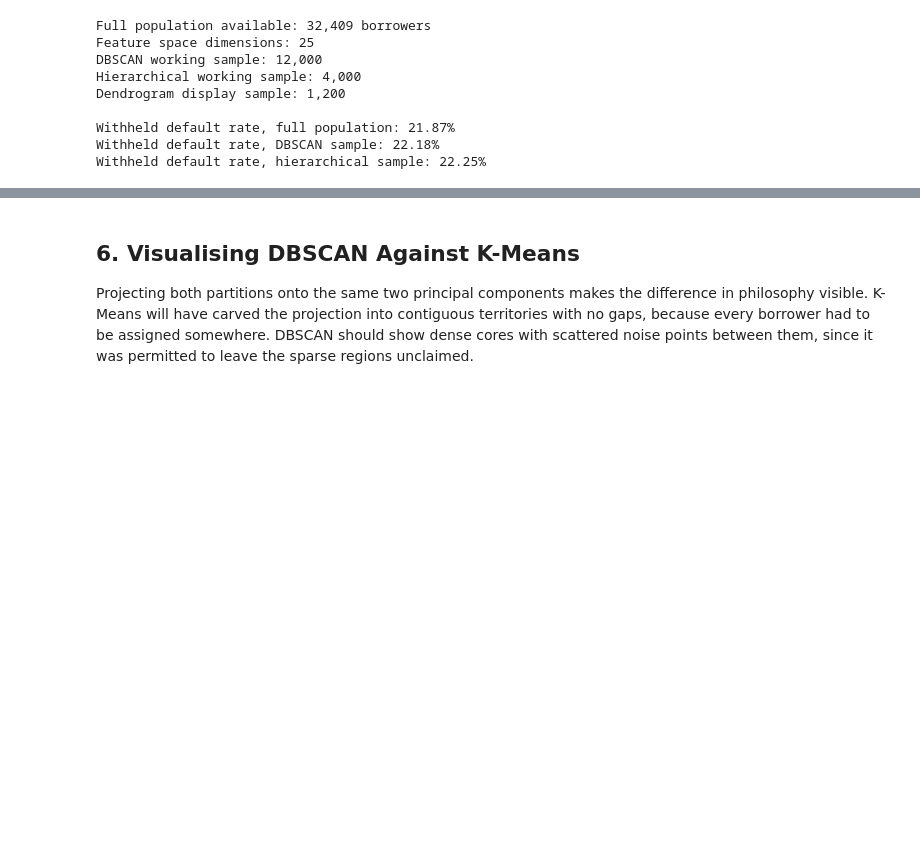
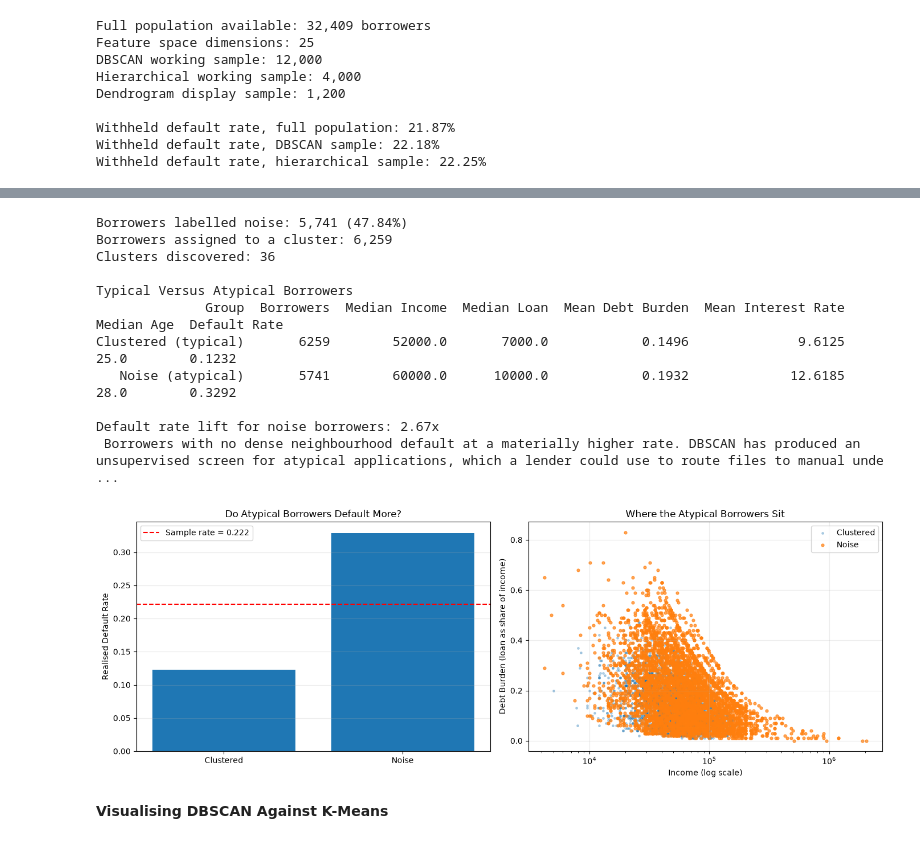
Before and after one commit to g-poklitar/DX799, a Jupyter notebook: Week11_Gueorgui_Poklitar.ipynb, the cells around one changed output, grey strips where cells are left out. Drawn from its saved outputs; the diff is of its cells as text; code cells hidden in the pictures; blank space fills up the shorter version.

```diff
--- a/Week11_Gueorgui_Poklitar.ipynb
+++ b/Week11_Gueorgui_Poklitar.ipynb
@@ -625,7 +578,7 @@ if noise_mask.sum() > 0 and clustered_mask.sum() > 0:
 
     if noise_lift > 1.25:
         print(
-            "[Inference] Borrowers with no dense neighbourhood default at a "
+            " Borrowers with no dense neighbourhood default at a "
             "materially higher rate. DBSCAN has produced an unsupervised "
             "screen for atypical applications, which a lender could use to "
             "route files to manual underwriting without any labelled "
@@ -633,14 +586,14 @@ if noise_mask.sum() > 0 and clustered_mask.sum() > 0:
         )
     elif noise_lift < 0.80:
         print(
-            "[Inference] Noise borrowers default at a *lower* rate than the "
+            " Noise borrowers default at a *lower* rate than the "
             "dense core. Atypical does not mean risky here, and a naive "
             "outlier-based decline rule would reject better-than-average "
             "business."
         )
     else:
         print(
-            "[Inference] Noise borrowers default at roughly the population "
+            " Noise borrowers default at roughly the population "
             "rate. Being unusual in feature space carries no risk "
             "information on this dataset, which is a useful correction to an "
             "intuitive but unfounded assumption."
@@ -668,41 +621,49 @@ if noise_mask.sum() > 0 and clustered_mask.sum() > 0:
 
     axes[1].scatter(
         df_dbscan.loc[clustered_mask, "person_income"],
         df_dbscan.loc[clustered_mask, "loan_percent_income"],
         s=6,
         alpha=0.3,
         label="Clustered"
     )
     axes[1].scatter(
         df_dbscan.loc[noise_mask, "person_income"],
         df_dbscan.loc[noise_mask, "loan_percent_income"],
         s=12,
         alpha=0.7,
         label="Noise"
     )
     axes[1].set_xscale("log")
     axes[1].set_xlabel("Income (log scale)")
     axes[1].set_ylabel("Debt Burden (loan as share of income)")
     axes[1].set_title("Where the Atypical Borrowers Sit")
     axes[1].legend()
     axes[1].grid(alpha=0.25)
 
     plt.tight_layout()
     plt.show()
 else:
     print(
-        "\n[Inference] This configuration produced no noise points or no "
+        "\n This configuration produced no noise points or no "
         "clustered points, so the typical-versus-atypical comparison cannot "
         "be made. That degeneracy is itself informative about how DBSCAN "
         "behaves on a dense, continuous population in high dimensions."
     )
+# %% [output]
+Borrowers labelled noise: 5,741 (47.84%)
+Borrowers assigned to a cluster: 6,259
+Clusters discovered: 36
+
+Typical Versus Atypical Borrowers
+              Group  Borrowers  Median Income  Median Loan  Mean Debt Burden  Mean Interest Rate  Median Age  Default Rate
+Clustered (typical)       6259        52000.0       7000.0            0.1496              9.6125        25.0        0.1232
+   Noise (atypical)       5741        60000.0      10000.0            0.1932             12.6185        28.0        0.3292
+
+Default rate lift for noise borrowers: 2.67x
+ Borrowers with no dense neighbourhood default at a materially higher rate. DBSCAN has produced an unsupervised screen for atypical applications, which a lender could use to route files to manual unde ...
+[figure, added]
 # %% [markdown]
-## 6. Visualising DBSCAN Against K-Means
-
-Projecting both partitions onto the same two principal components makes the difference in philosophy
-visible. K-Means will have carved the projection into contiguous territories with no gaps, because
-every borrower had to be assigned somewhere. DBSCAN should show dense cores with scattered noise points
-between them, since it was permitted to leave the sparse regions unclaimed.
+**Visualising DBSCAN Against K-Means**
 # %%
 pca = PCA(n_components=2, random_state=42)
 X_projected = pca.fit_transform(X_dbscan)
```
Also changed, not shown: parts of 18 cells of this notebook.
